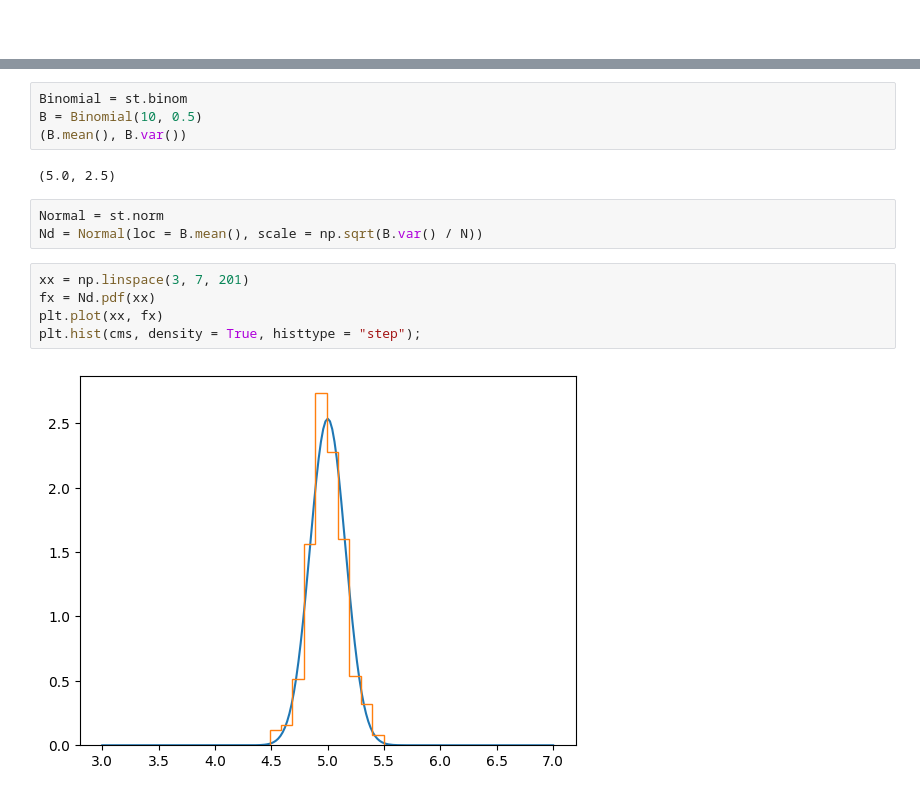
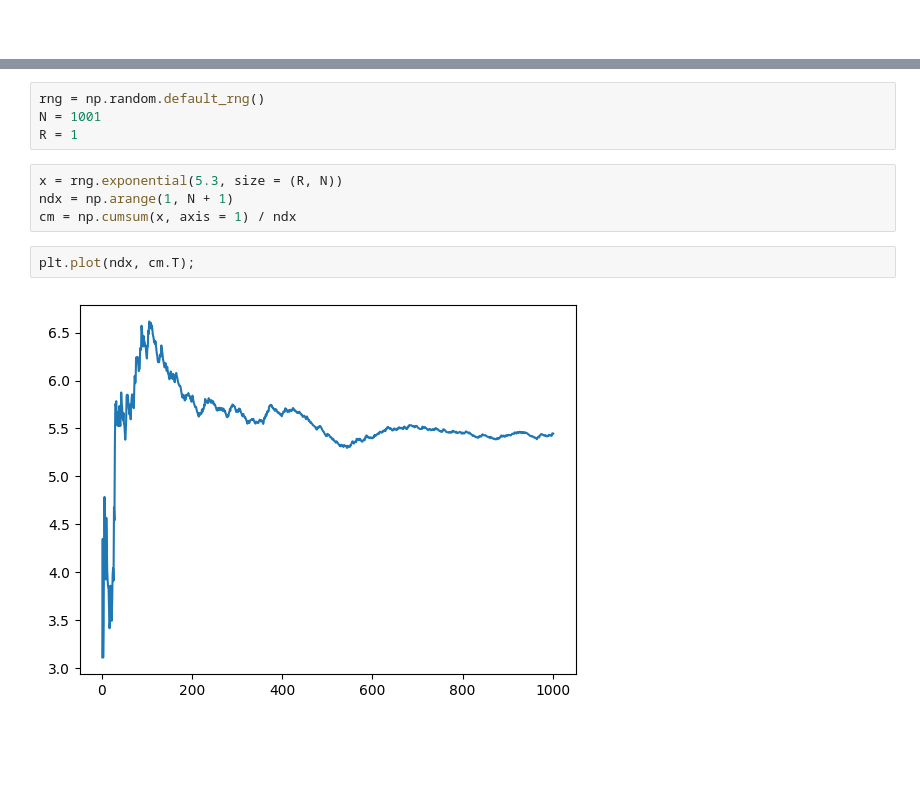
Before and after one commit to roualdes/lectures, a Jupyter notebook: _site/314/clt.out.ipynb, the cells around one changed output, grey strips where cells are left out. Drawn from its saved outputs; the diff is of its cells as text; blank space fills up the shorter version.

```diff
--- a/_site/314/clt.out.ipynb
+++ b/_site/314/clt.out.ipynb
@@ -15,17 +7,13 @@ for r in range(R):
-# %%
-Binomial = st.binom
-B = Binomial(10, 0.5)
-(B.mean(), B.var())
-# %% [output]
-(5.0, 2.5)
-# %%
-Normal = st.norm
-Nd = Normal(loc = B.mean(), scale = np.sqrt(B.var() / N))
-# %%
-xx = np.linspace(3, 7, 201)
-fx = Nd.pdf(xx)
-plt.plot(xx, fx)
-plt.hist(cms, density = True, histtype = "step");
-# %% [output]
-[figure, removed]
+# %%
+rng = np.random.default_rng()
+N = 1001
+R = 1
+# %%
+x = rng.exponential(5.3, size = (R, N))
+ndx = np.arange(1, N + 1)
+cm = np.cumsum(x, axis = 1) / ndx
+# %%
+plt.plot(ndx, cm.T);
+# %% [output]
+[figure, added]
 # %%
```
Also changed, not shown: parts of 11 cells of this notebook, 45 other files.
